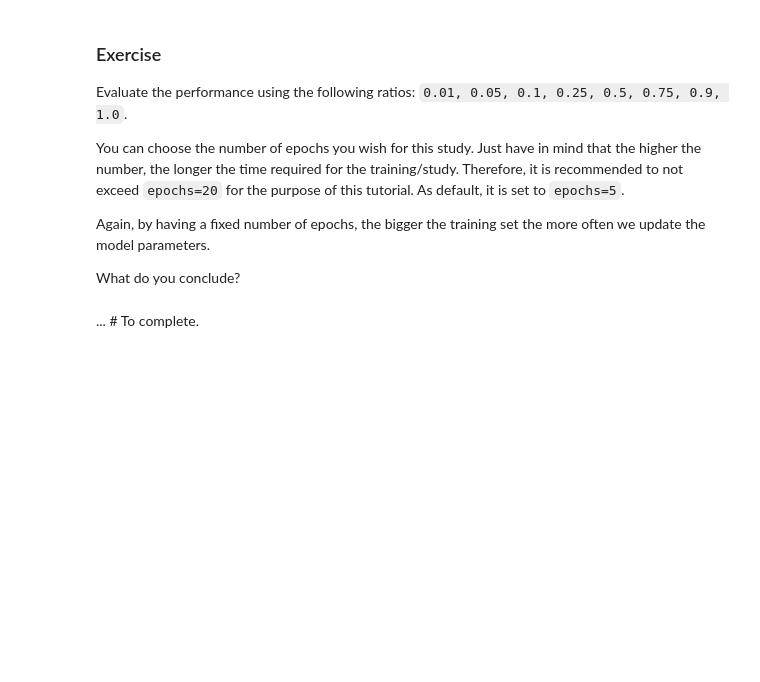
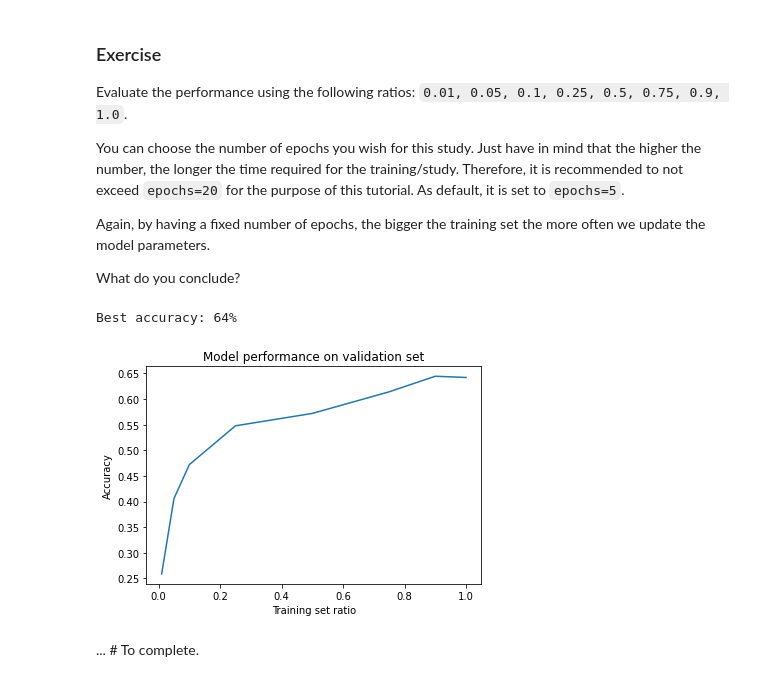
Before and after one commit to jpt31733/ExData_Plotting1, a Jupyter notebook: tutorial1_data_exercise.ipynb, the cells around one changed output. Cells and saved outputs as stored; diff of their text form; code cells hidden in the pictures; blank space fills up the shorter version.

```diff
--- a/tutorial1_data_exercise.ipynb
+++ b/tutorial1_data_exercise.ipynb
@@ -884,7 +886,10 @@ Again, by having a fixed number of epochs, the bigger the training set the more
 What do you conclude?
 # %%
 ratio_list = [0.01, 0.05, 0.1, 0.25, 0.5, 0.75, 0.9, 1.0]
-... # To complete.
+performance_study(ratio_list, epochs=10)
+# %% [output]
+Best accuracy: 64%
+[figure, added]
 # %% [markdown]
 ... # To complete.
 # %% [markdown]
```
Also changed, not shown: parts of 16 cells of this notebook.
